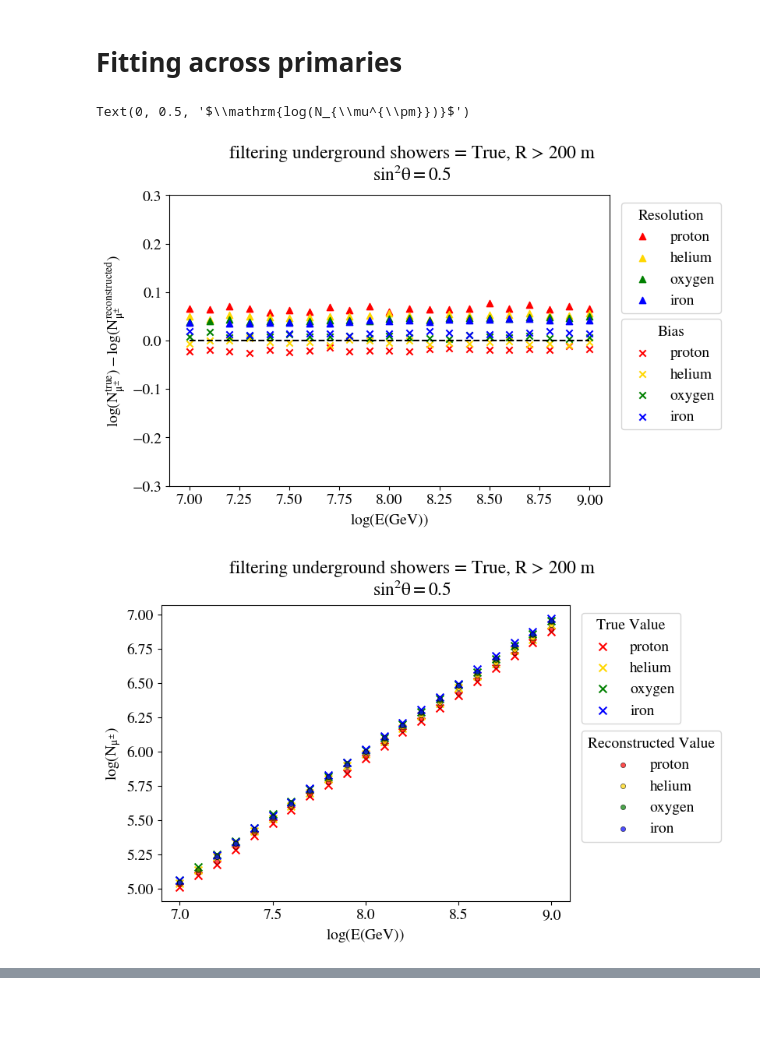
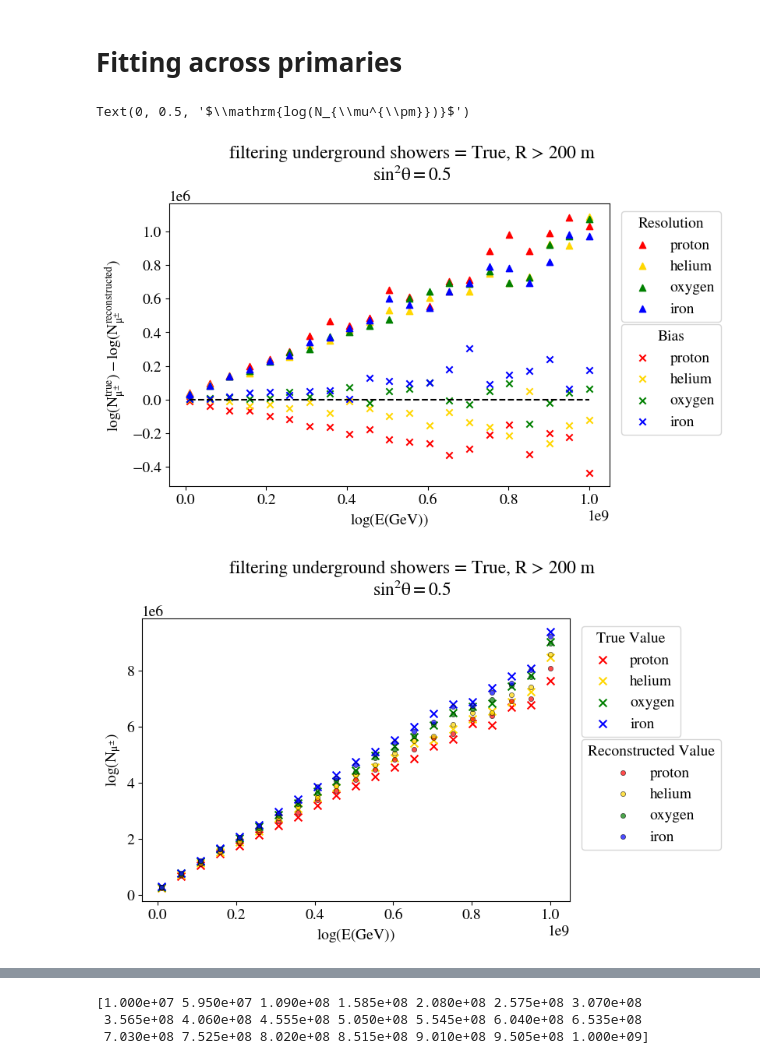
Before and after one commit to WassachonKam/CORSIKA-processing, a Jupyter notebook: RegressionPlot.ipynb, the cells around one changed output, grey strips where cells are left out. Drawn from its saved outputs; the diff is of its cells as text; code cells hidden in the pictures; blank space fills up the shorter version.

```diff
--- a/RegressionPlot.ipynb
+++ b/RegressionPlot.ipynb
@@ -147,22 +147,24 @@ NmuNorm = False
 df_params, df_Nmu = GetConstFromRegression2(ThreshR, filteringXmax, NmuNorm)
 
 # input lgE and sin2
-primEnergy = 1e7		 # primary energy in GeV should vary between 1e7 and 1e9 GeV
-sin2 = 0.5		# sin2 should vary between 0.0 and 0.8
-Edep = 6			# Edep in GeV should vary between 3 and 16000 GeV
-Erad = 8e-6 				# Erad in GeV should vary between 1.5e-6 and 6 GeV
+primEnergy = 1e7		# primary energy in GeV should vary between 1e7 and 1e9 GeV
+sin2 = 0.5				# sin2 should vary between 0.0 and 0.8
+Edep = 6				# Edep in GeV should vary between 3 and 16000 GeV
+Erad = 8e-6 			# Erad in GeV should vary between 1.5e-6 and 6 GeV
 Xmax = 622				# Xmax in g/cm^2 should vary between 450 and 1200 g/cm^2
 plotting = False
 printing = False
 const_interp(df_params, primEnergy, sin2, Edep, Erad,Xmax, plotting, printing)
 
-energy_bins = np.linspace(7.0, 9.0, 21)
+# energy_bins = np.linspace(7.0, 9.0, 21)
+energy_bins = np.linspace(10**7, 10**9.0, 21)
 sin2theta = df_Nmu['sin2theta']
 energy = df_Nmu['energy']
 particle = df_Nmu['particle']
 
 fig, ax = plt.subplots(figsize=(8,5), constrained_layout=True)
 fig2, ax2 = plt.subplots(figsize=(8,5), constrained_layout=True)
+fig3, ax3 = plt.subplots(figsize =(8,5), constrained_layout = True)
 
 handle_bias = []
 handle_res = []
@@ -174,13 +176,14 @@ colors = {'proton': 'red',
 			'iron': 'blue'}
 particle_bins = ['proton', 'helium', 'oxygen', 'iron']
 
-titlelabel =  f'filtering underground showers = {filteringXmax}, R > {ThreshR} m'
+titlelabel =  f'removing underground Xmax = {filteringXmax}, R > {ThreshR} m'
 zenith_label = rf'$\mathrm{{sin^2 \theta = {sin2}}}$'
 
 for p_idx, p in enumerate(particle_bins):
 
 	Nmu_true_all = []
 	Nmu_pred_all = []
+	SD_Nmu_true_all = []
 	bias_all = []
 	reso_all = []
 	energy_all = []
@@ -189,48 +192,51 @@ for p_idx, p in enumerate(particle_bins):
 
 		mask = np.isclose(sin2theta, sin2) & (energy == e) & (particle == p)
 		df_mask = df_Nmu[mask]
-
 		Nmu_true = df_mask['Nmu_true'].values
 		Nmu_pred = df_mask['Nmu_pred'].values
+		SD_Nmu_true = df_mask['SD_Nmu_true'].values
 		bias = df_mask['bias'].values
 		reso = df_mask['reso'].values
 
 		if not df_mask.empty:
 			Nmu_true_all.append(Nmu_true)
 			Nmu_pred_all.append(Nmu_pred)
+			SD_Nmu_true_all.append(SD_Nmu_true)
 			bias_all.append(bias)
 			reso_all.append(reso)
 			energy_all.append(e)
 
 	bias = ax.scatter(energy_all, bias_all, color = colors[p], marker = 'x', label = p )
 	res = ax.scatter(energy_all, reso_all, color = colors[p], marker = '^', label = p)
 
 	true = ax2.scatter(energy_all, Nmu_true_all, color = colors[p], marker = 'x', label = p, s = 50, zorder = 2)
 	recon = ax2.scatter(energy_all, Nmu_pred_all, color = colors[p], marker = 'o', label = p, s = 20, zorder = 3,
 					edgecolors = 'black', linewidths=0.5, alpha = 0.7)
+
+	SD_true = ax3.scatter(energy_all, SD_Nmu_true_all)
 
 	handle_res.append(res)
 	handle_bias.append(bias)
 	handle_true.append(true)
 	handle_recon.append(recon)
 
 fig.suptitle(titlelabel + '\n' + zenith_label)
 leg1 = ax.legend(bbox_to_anchor=(1.01, 1), handles= handle_res, loc='upper left', title="Resolution")
 ax.add_artist(leg1)
 ax.legend(bbox_to_anchor=(1.01, 0.6), handles=handle_bias, loc='upper left', title="Bias")
 ax.set_xlabel(rf'$\mathrm{{log(E (GeV))}}$')
 ax.set_ylabel(rf'$\mathrm{{log(N_{{\mu^{{\pm}}}}^{{true}}) - log(N_{{\mu^{{\pm}}}}^{{reconstructed}})}}$')
 ax.set_title(f'')
-ax.set_ylim(-0.3,0.3)
+# ax.set_ylim(-0.3,0.3)
 ax.hlines(y= 0, xmin = min(energy_all), xmax= max(energy_all), colors = 'k', linestyles =  '--')
 
 fig2.suptitle(titlelabel + '\n' + zenith_label)
 leg2 = ax2.legend(bbox_to_anchor=(1.01, 1), handles= handle_true, loc='upper left', title="True Value")
 ax2.add_artist(leg2)
 ax2.legend(bbox_to_anchor=(1.01, 0.6), handles=handle_recon, loc='upper left', title="Reconstructed Value")
 ax2.set_xlabel(rf'$\mathrm{{log(E (GeV))}}$')
 ax2.set_ylabel(rf'$\mathrm{{log(N_{{\mu^{{\pm}}}})}}$')
 # %% [output]
 Text(0, 0.5, '$\\mathrm{log(N_{\\mu^{\\pm}})}$')
-[figure, old version]
+[figure, new version]
-[figure, old version]
+[figure, new version]
@@ -236,0 +244,7 @@ Text(0, 0.5, '$\\mathrm{log(N_{\\mu^{\\pm}})}$')
+# %%
+energy_bins = np.linspace(10**7, 10**9.0, 21)
+print(energy_bins)
+# %% [output]
+[1.000e+07 5.950e+07 1.090e+08 1.585e+08 2.080e+08 2.575e+08 3.070e+08
+ 3.565e+08 4.060e+08 4.555e+08 5.050e+08 5.545e+08 6.040e+08 6.535e+08
+ 7.030e+08 7.525e+08 8.020e+08 8.515e+08 9.010e+08 9.505e+08 1.000e+09]
```
Also changed, not shown: parts of 5 cells of this notebook, 4 other files.
